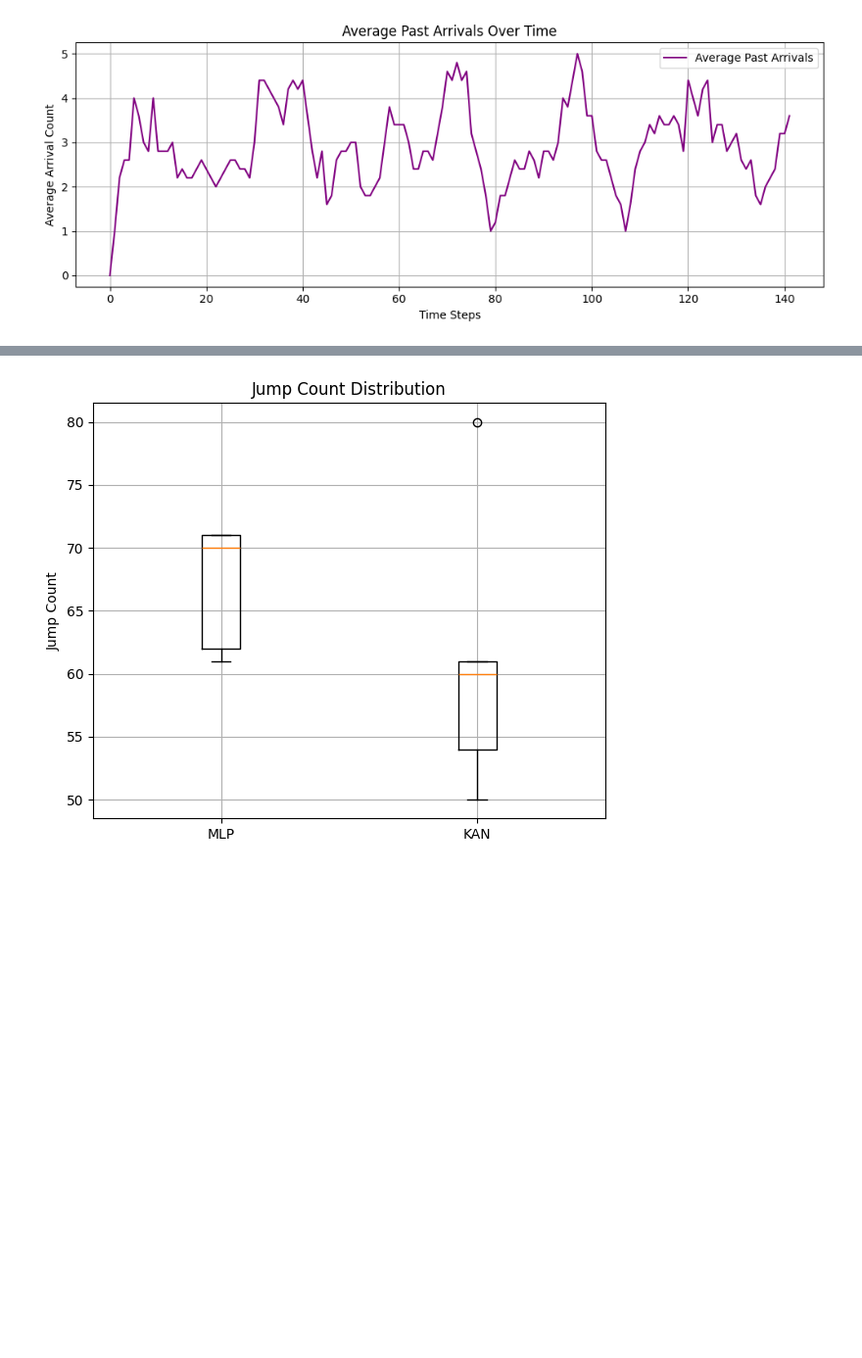
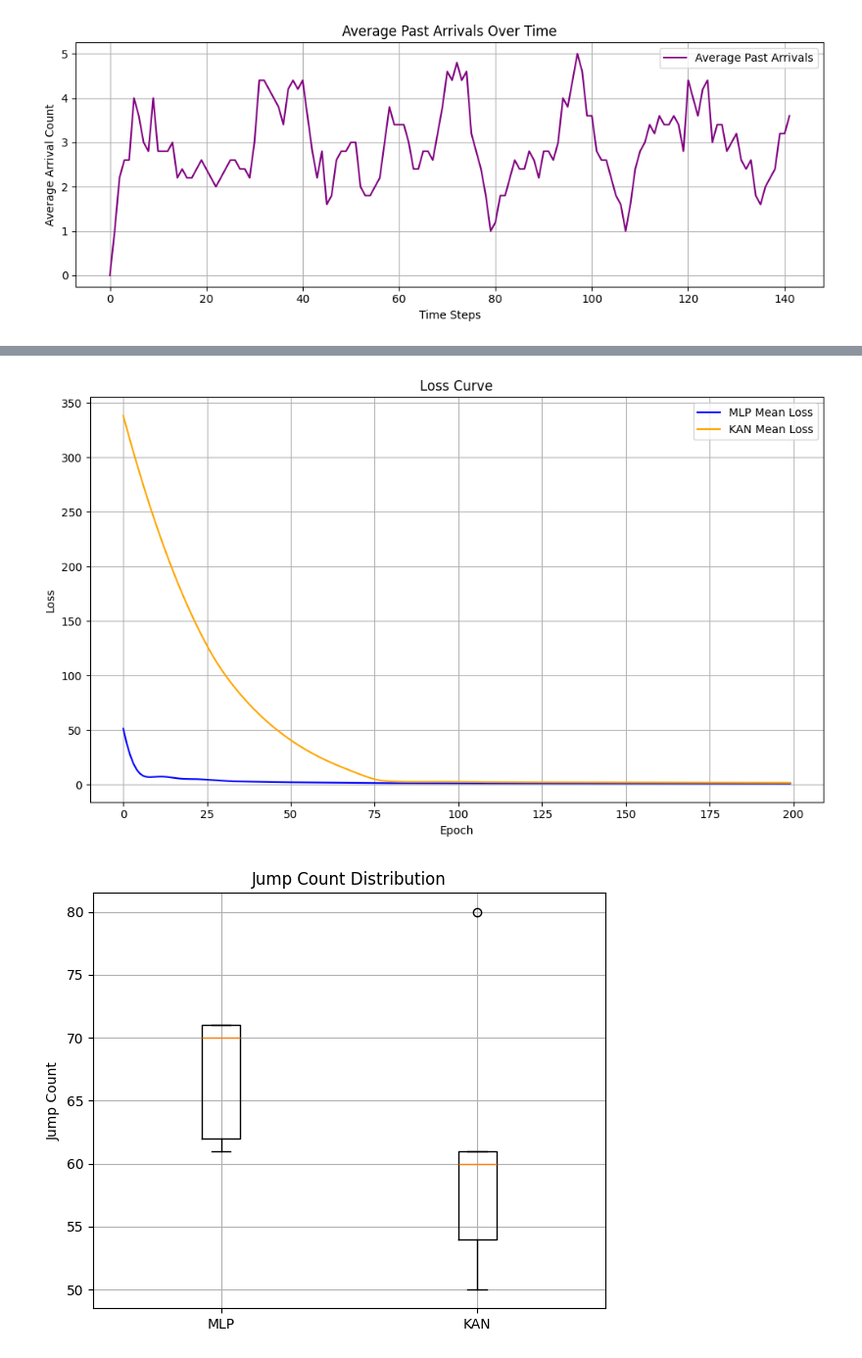
Before and after one commit to arjy143/Neural-Networks-for-Optimisation, a Jupyter notebook: Stochastic Optimisation/Problem 1/Stochastic-problem-1.ipynb, the cells around one changed output, grey strips where cells are left out. Shown at 98% size. Cells and saved outputs as stored; diff of their text form; code cells hidden in the pictures; blank space fills up the shorter version.

```diff
--- a/Stochastic Optimisation/Problem 1/Stochastic-problem-1.ipynb
+++ b/Stochastic Optimisation/Problem 1/Stochastic-problem-1.ipynb
@@ -601,3 +626,29 @@ plt.show()
+# %%
+limit = 200
+mlpLossArray = np.array(mlpLossesAll)[:limit]
+kanLossArray = np.array(kanLossesAll)[:limit]
+
+mlpMeanLoss = np.mean(mlpLossArray, axis=0)[:limit]
+mlpStdLoss = np.std(mlpLossArray, axis=0)[:limit]
+kanMeanLoss = np.mean(kanLossArray, axis=0)[:limit]
+kanStdLoss = np.std(kanLossArray, axis=0)[:limit]
+
+plt.figure(figsize=(10, 6))
+plt.plot(mlpMeanLoss, label="MLP Mean Loss", color="blue")
+#plt.fill_between(range(len(mlpMeanLoss)), mlpMeanLoss - mlpStdLoss, mlpMeanLoss + mlpStdLoss, alpha=0.3, color="blue")
+
+plt.plot(kanMeanLoss, label="KAN Mean Loss", color="orange")
+#plt.fill_between(range(len(kanMeanLoss)), kanMeanLoss - kanStdLoss, kanMeanLoss + kanStdLoss, alpha=0.3, color="orange")
+
+plt.title("Loss Curve")
+plt.xlabel("Epoch")
+plt.ylabel("Loss")
+plt.legend()
+plt.grid(True)
+plt.tight_layout()
+plt.show()
+# %% [output]
+[figure, added]
 # %%
 plt.figure(figsize=(6, 5))
 plt.boxplot([mlpJumpCounts, kanJumpCounts], labels=["MLP", "KAN"])
```
Also changed, not shown: parts of 7 cells of this notebook.
